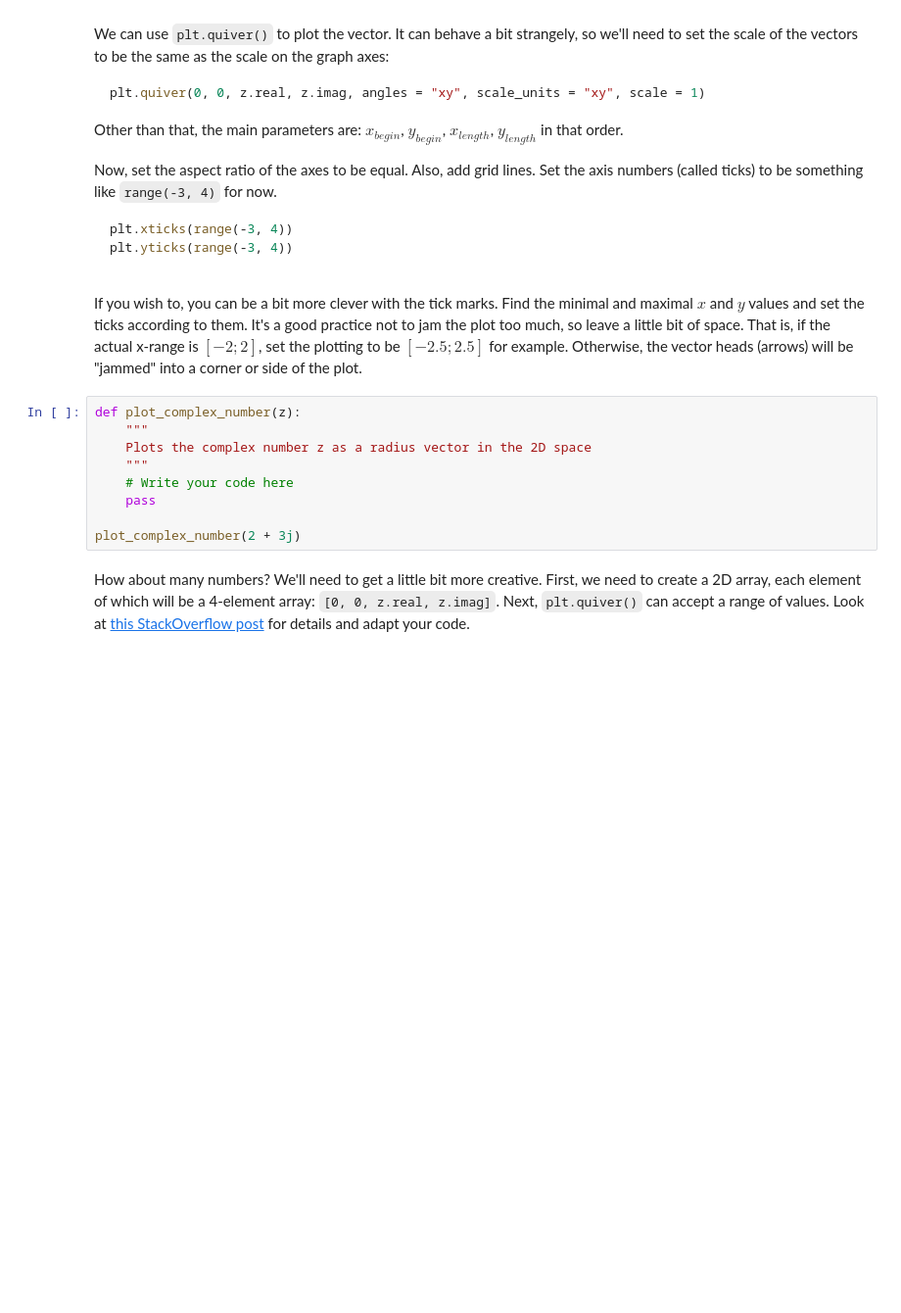
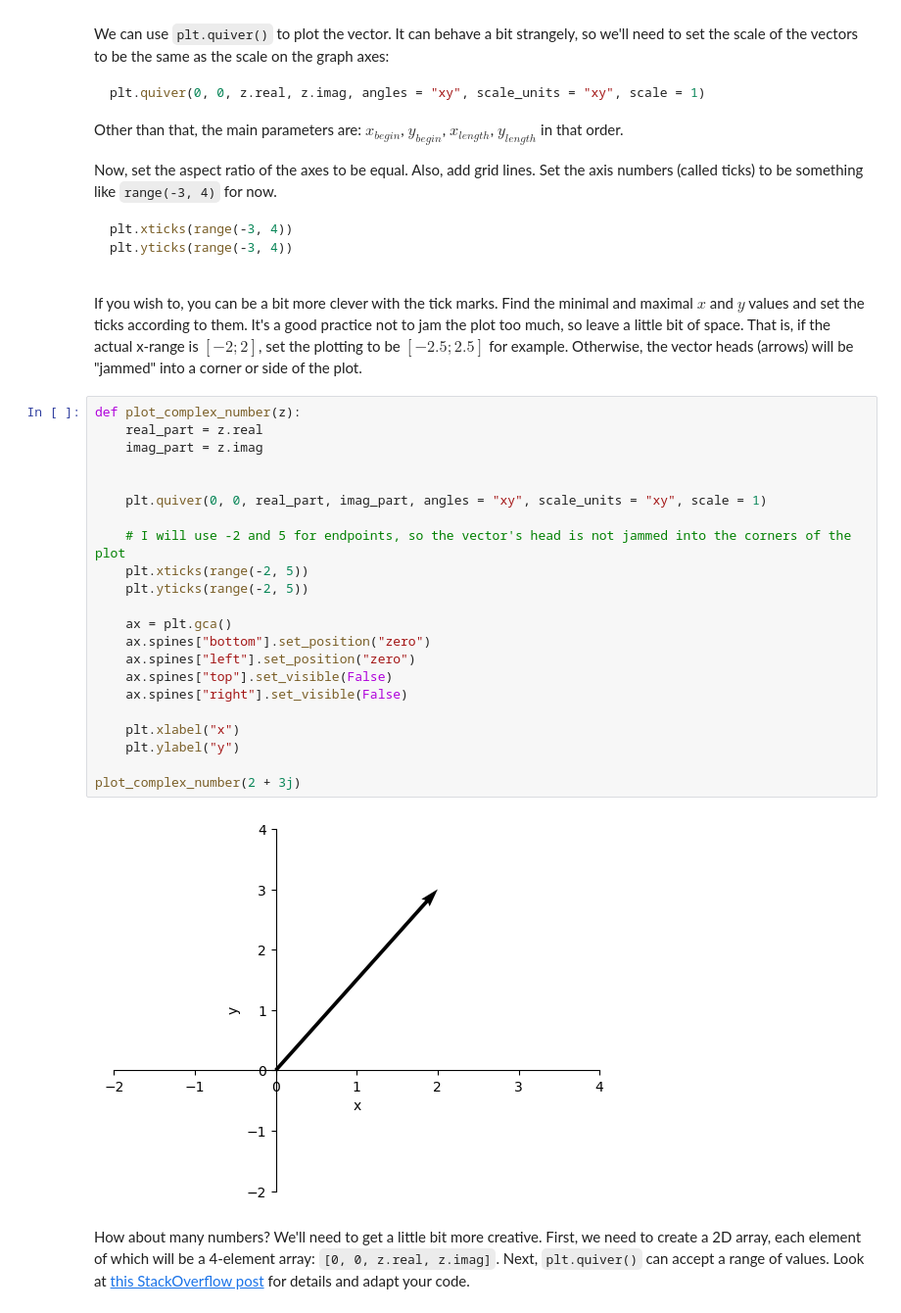
Before and after one commit to Deyan2306/Artificial-intelligence, a Jupyter notebook: Mathematics-For-Developers/03. Basic-Algebra-Exercise/Basic Algebra Exercise.ipynb, the cells around one changed output. Shown: that part at 98% size. Cells and saved outputs as stored; diff of their text form; blank space fills up the shorter version.

````diff
--- a/Mathematics-For-Developers/03. Basic-Algebra-Exercise/Basic Algebra Exercise.ipynb
+++ b/Mathematics-For-Developers/03. Basic-Algebra-Exercise/Basic Algebra Exercise.ipynb
@@ -229,14 +229,29 @@ plt.yticks(range(-3, 4))
 ```
 
 If you wish to, you can be a bit more clever with the tick marks. Find the minimal and maximal $x$ and $y$ values and set the ticks according to them. It's a good practice not to jam the plot too much, so leave a little bit of space. That is, if the actual x-range is $[-2; 2]$, set the plotting to be $[-2.5; 2.5]$ for example. Otherwise, the vector heads (arrows) will be "jammed" into a corner or side of the plot.
-# %%
-def plot_complex_number(z):
-    """
-    Plots the complex number z as a radius vector in the 2D space
-    """
-    # Write your code here
-    pass
-
-plot_complex_number(2 + 3j)
+# %%
+def plot_complex_number(z):
+    real_part = z.real
+    imag_part = z.imag
+
+
+    plt.quiver(0, 0, real_part, imag_part, angles = "xy", scale_units = "xy", scale = 1)
+
+    # I will use -2 and 5 for endpoints, so the vector's head is not jammed into the corners of the plot
+    plt.xticks(range(-2, 5))
+    plt.yticks(range(-2, 5))
+
+    ax = plt.gca()
+    ax.spines["bottom"].set_position("zero")
+    ax.spines["left"].set_position("zero")
+    ax.spines["top"].set_visible(False)
+    ax.spines["right"].set_visible(False)
+
+    plt.xlabel("x")
+    plt.ylabel("y")
+
+plot_complex_number(2 + 3j)
+# %% [output]
+[figure, added]
 # %% [markdown]
 How about many numbers? We'll need to get a little bit more creative. First, we need to create a 2D array, each element of which will be a 4-element array: `[0, 0, z.real, z.imag]`. Next, `plt.quiver()` can accept a range of values. Look at [this StackOverflow post](https://stackoverflow.com/questions/12265234/how-to-plot-2d-math-vectors-with-matplotlib) for details and adapt your code.
````
Also changed, not shown: parts of 2 cells of this notebook.
